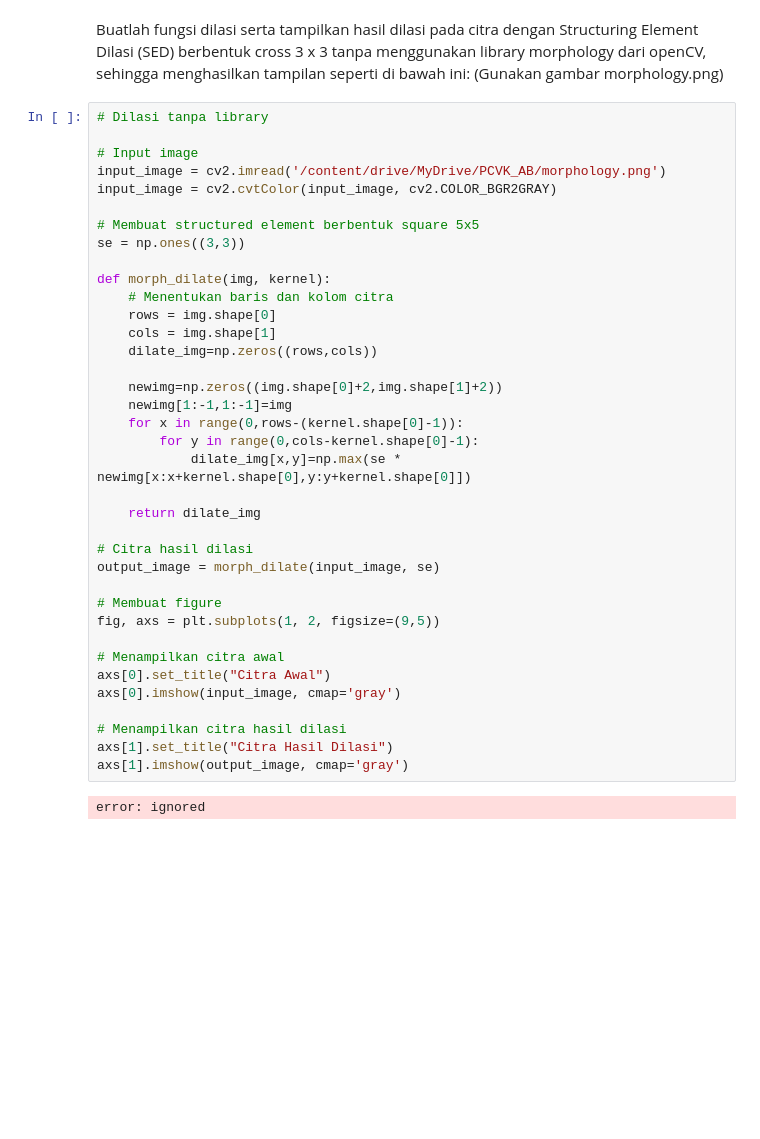
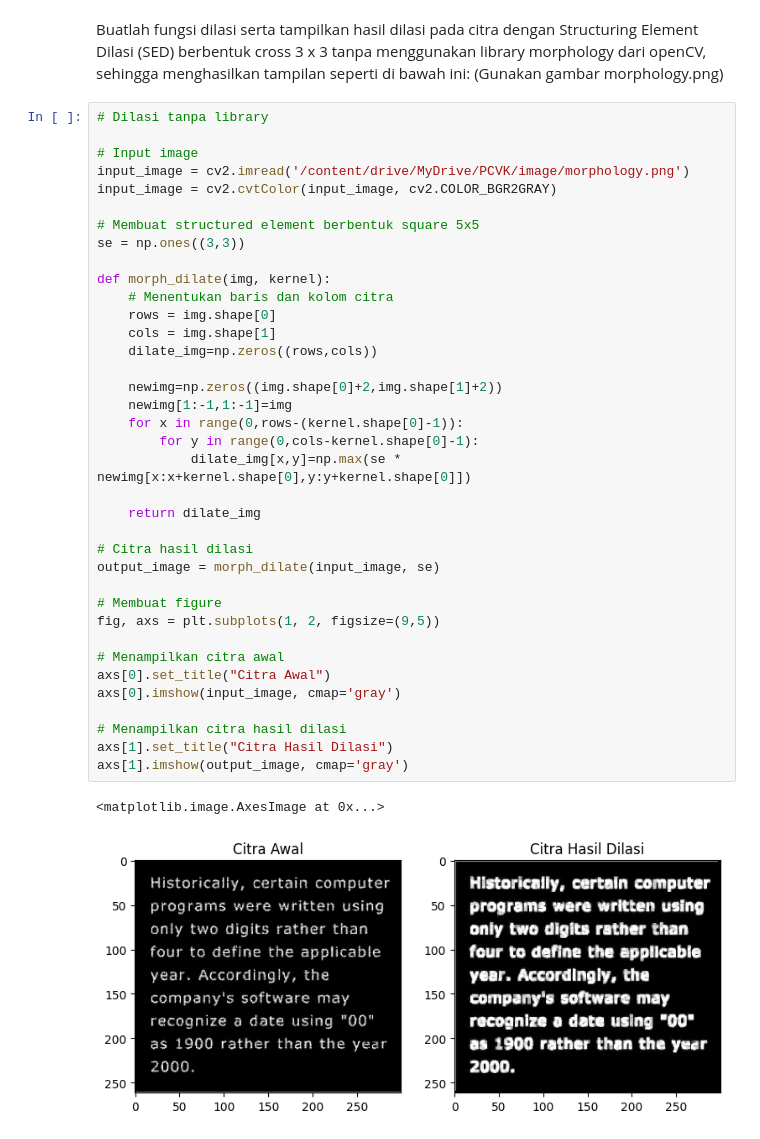
Before and after one commit to AlifiyulAkyun/PCVK_Genap_2023, a Jupyter notebook: Week9.ipynb, the cells around one changed output. Cells and saved outputs as stored; diff of their text form; blank space fills up the shorter version.

```diff
--- a/Week9.ipynb
+++ b/Week9.ipynb
@@ -22,38 +22,39 @@ Dilasi (SED) berbentuk cross 3 x 3 tanpa menggunakan library morphology dari ope
 # Dilasi tanpa library
 
 # Input image
-input_image = cv2.imread('/content/drive/MyDrive/PCVK_AB/morphology.png')
+input_image = cv2.imread('/content/drive/MyDrive/PCVK/image/morphology.png')
 input_image = cv2.cvtColor(input_image, cv2.COLOR_BGR2GRAY)
 
 # Membuat structured element berbentuk square 5x5
 se = np.ones((3,3))
 
 def morph_dilate(img, kernel):
     # Menentukan baris dan kolom citra
     rows = img.shape[0]
     cols = img.shape[1]
     dilate_img=np.zeros((rows,cols))
 
     newimg=np.zeros((img.shape[0]+2,img.shape[1]+2))
     newimg[1:-1,1:-1]=img
     for x in range(0,rows-(kernel.shape[0]-1)):
         for y in range(0,cols-kernel.shape[0]-1):
             dilate_img[x,y]=np.max(se * newimg[x:x+kernel.shape[0],y:y+kernel.shape[0]])
 
     return dilate_img
 
 # Citra hasil dilasi
 output_image = morph_dilate(input_image, se)
 
 # Membuat figure
 fig, axs = plt.subplots(1, 2, figsize=(9,5))
 
 # Menampilkan citra awal
 axs[0].set_title("Citra Awal")
 axs[0].imshow(input_image, cmap='gray')
 
 # Menampilkan citra hasil dilasi
 axs[1].set_title("Citra Hasil Dilasi")
 axs[1].imshow(output_image, cmap='gray')
 # %% [output]
-error: ignored
+<matplotlib.image.AxesImage at 0x...>
+[figure, added]
```
Also changed, not shown: parts of 28 cells of this notebook.
